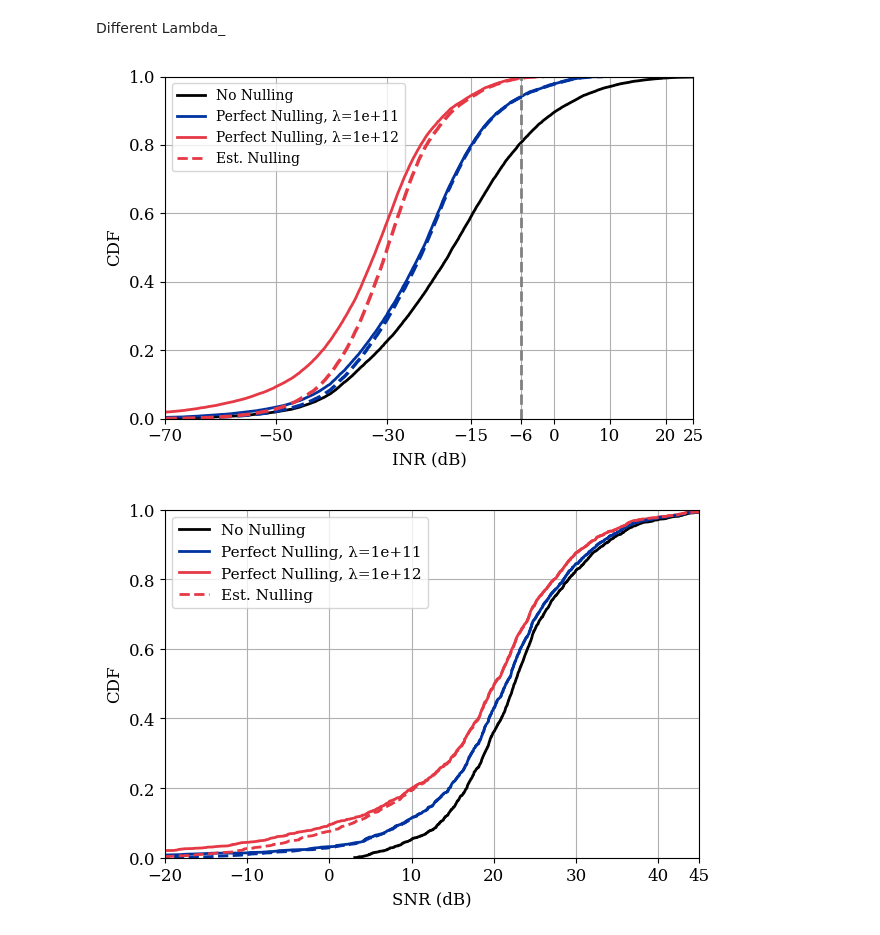
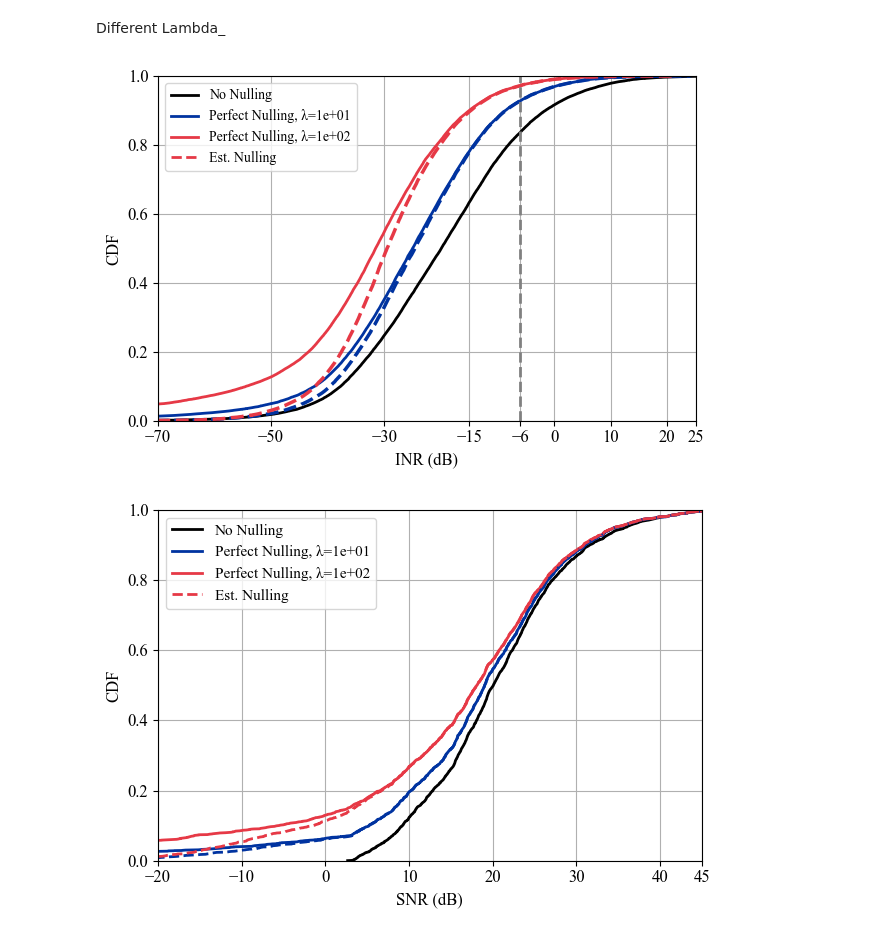
Before and after one commit to Shizhen-Jia/NTN-Nulling, a Jupyter notebook: Lambda_CDF_det.ipynb, the cells around one changed output. Cells and saved outputs as stored; diff of their text form; code cells hidden in the pictures.

```diff
--- a/Lambda_CDF_det.ipynb
+++ b/Lambda_CDF_det.ipynb
@@ -133,7 +134,8 @@ snr_list = []
 Q_1_dB_list = []
 h_ntn_dB_list = []
 h_tn_dB_list = []
-lambda_ranges = [1e10,1e11,1e12]
+# lambda_ranges = [1e10,1e11,1e12]
+lambda_ranges = [1e1,1e2,1e3]
 eigen_value_dict = {l: [] for l in lambda_ranges}
 snr_nulling_dict = {l: [] for l in lambda_ranges}
 snr_nulling_hat_dict = {l: [] for l in lambda_ranges}
@@ -372,3 +372,6 @@ lambda_ranges = [1e11,1e12]
+# %%
+lambda_ranges = [1e1,1e2,1e3]
+lambda_ranges = [1e1,1e2]
 # %%
 import matplotlib.pyplot as plt
 import numpy as np
@@ -376,7 +379,7 @@ from matplotlib.lines import Line2D
 
 plt.rcParams.update({
     "font.family": "serif",
-    "font.serif": ["Times", "Times New Roman", "DejaVu Serif"],
+    "font.serif": [ "Times New Roman"],
     "font.size": 14,
     "legend.fontsize": 10,
     "axes.labelsize": 12,
@@ -389,9 +392,9 @@ plt.figure(figsize=(6.4, 4.4))
 
 # Color scheme
 colors = {
-    1e10: 'green',
-    1e11: '#0033A0',  # Dark blue
-    1e12: '#E63946'   # Red
+    1e1: 'green',
+    1e1: '#0033A0',  # Dark blue
+    1e2: '#E63946'   # Red
 }
 
 # No Nulling (black curve)
@@ -447,11 +450,11 @@ plt.xticks([-70, -50, -30, -15, -6, 0, 10, 20, 25])
 
 plt.tight_layout()
 
-plt.savefig("ResultPlot/inr_cd2f.pdf", format="pdf", bbox_inches="tight")
-plt.savefig("ResultPlot/inr_cdf2.png", format="png", bbox_inches="tight")
+# plt.savefig("ResultPlot/inr_cd2f.pdf", format="pdf", bbox_inches="tight")
+# plt.savefig("ResultPlot/inr_cdf2.png", format="png", bbox_inches="tight")
 plt.show()
 # %% [output]
-[figure, old version]
+[figure, new version]
 # %%
 import matplotlib.pyplot as plt
 import numpy as np
@@ -459,7 +462,7 @@ from mpl_toolkits.axes_grid1.inset_locator import inset_axes, mark_inset
 
 plt.rcParams.update({
     "font.family": "serif",
-    "font.serif": ["Times", "Times New Roman", "DejaVu Serif"],
+    "font.serif": ["Times New Roman"],
     "font.size": 12,
     "legend.fontsize": 11,
     "axes.labelsize": 12,
@@ -475,9 +478,9 @@ main_ax = plt.gca()
 cmap = plt.get_cmap('Dark2')
 colors = {lambda_: cmap(i % cmap.N) for i, lambda_ in enumerate(lambda_ranges)}
 colors = {
-    1e10: 'green',        # vibrant green
-    1e11: '#0033A0',      # dark blue
-    1e12: '#E63946'       # red
+    1e1: 'green',        # vibrant green
+    1e1: '#0033A0',      # dark blue
+    1e2: '#E63946'       # red
 }
 
 nulling_line_styles = ['--', '-.', (0, (2, 2)), (0, (2, 1, 1, 1))]
@@ -550,36 +553,36 @@ main_ax.set_xticks([-20, -10, 0, 10, 20, 30, 40, 45])
 # for lambda_ in lambda_ranges:
 #     # Perfect Nulling
 #     snr_null_sorted = np.sort(np.array(snr_nulling_dict[lambda_]))
 #     snr_null_sorted = snr_null_sorted[np.isfinite(snr_null_sorted)]
 #     cdf_snr_null = np.arange(1, len(snr_null_sorted) + 1) / len(snr_null_sorted)
 #     inset_ax.plot(snr_null_sorted, cdf_snr_null,
 #                   linewidth=2, linestyle='-', color=colors[lambda_])
 
 #     # Estimated Nulling
 #     snr_null_hat_sorted = np.sort(np.array(snr_nulling_hat_dict[lambda_]))
 #     snr_null_hat_sorted = snr_null_hat_sorted[np.isfinite(snr_null_hat_sorted)]
 #     cdf_snr_null_hat = np.arange(1, len(snr_null_hat_sorted) + 1) / len(snr_null_hat_sorted)
 #     inset_ax.plot(snr_null_hat_sorted, cdf_snr_null_hat,
 #                   linewidth=2, linestyle='--', color=colors[lambda_])
 
 # # Set inset range and grid
 # inset_ax.set_xlim([0, 10])
 # inset_ax.set_ylim([0.01, 0.2])
 # inset_ax.grid(False)
 # inset_ax.tick_params(labelsize=10)  # Control tick label font size
 # inset_ax.set_xlabel("SNR (dB)", fontsize=9)
 # inset_ax.set_ylabel("CDF", fontsize=9)
 
 # Draw connection lines between inset and main plot
 # mark_inset(main_ax, inset_ax, loc1=2, loc2=4, fc="none", ec="0.5")
 
 plt.tight_layout()
 
-plt.savefig("ResultPlot/snr_cdf2.pdf", format="pdf", bbox_inches="tight")
-plt.savefig("ResultPlot/snr_cdf2.png", format="png", bbox_inches="tight")
+# plt.savefig("ResultPlot/snr_cdf2.pdf", format="pdf", bbox_inches="tight")
+# plt.savefig("ResultPlot/snr_cdf2.png", format="png", bbox_inches="tight")
 plt.show()
 # %% [output]
-[figure, old version]
+[figure, new version]
 # %%
 
 plt.figure(figsize=(8, 6))
```
Also changed, not shown: parts of 5 cells of this notebook, 5 other files.
